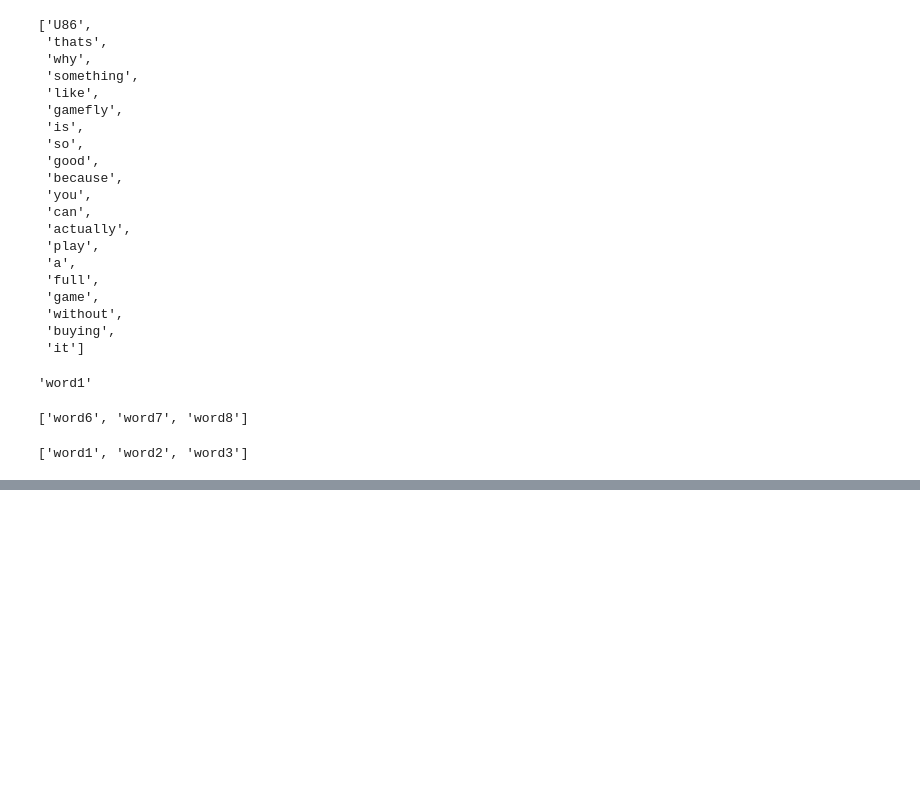
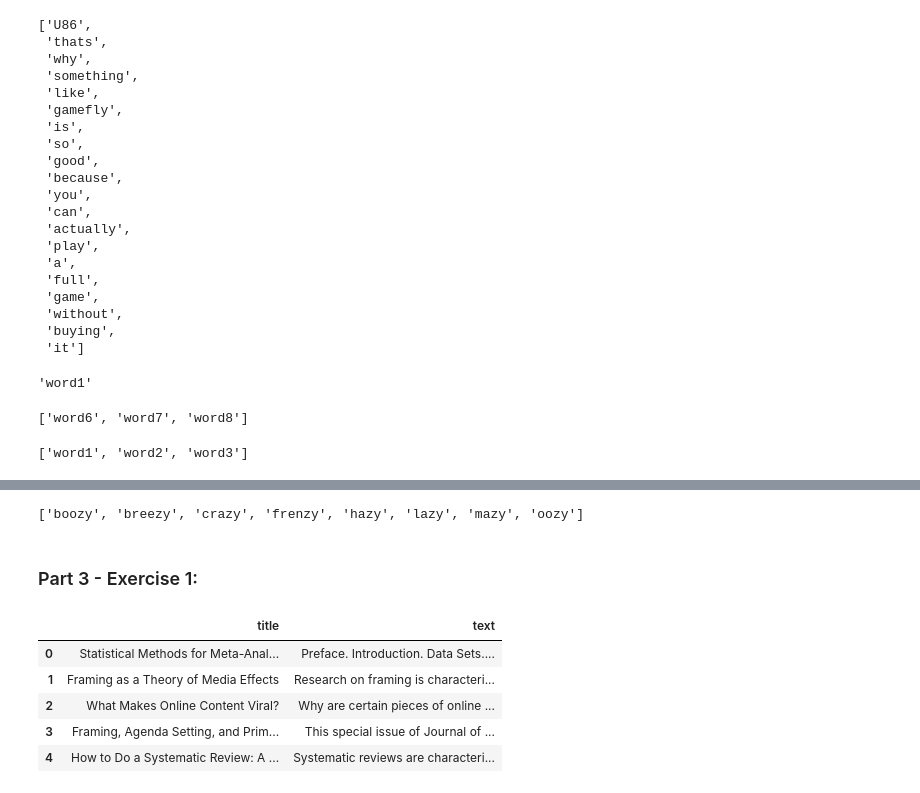
Before and after one commit to KeremOzemre/Computational-Social-Science, a Jupyter notebook: Week07.ipynb, the cells around one changed output, grey strips where cells are left out. Saved outputs shown, nothing was run; the diff lists cells and outputs as text; code cells hidden in the pictures; blank space fills up the shorter version.

Commit message:
week 07 exercise 1 part 3

```diff
--- a/Week07.ipynb
+++ b/Week07.ipynb
@@ -272,0 +311,6 @@ sent[:3]
+# %%
+sorted(w for w in set(text1) if w.endswith('zy'))
+# %% [output]
+['boozy', 'breezy', 'crazy', 'frenzy', 'hazy', 'lazy', 'mazy', 'oozy']
+# %% [markdown]
+### Part 3 - Exercise 1:
@@ -272,0 +342,18 @@ sent[:3]
+# %%
+def inverted_index_to_text(index_dict):
+    if not index_dict:   # tom dict
+        return ""
+
+    # find højeste position
+    max_pos = max(pos for positions in index_dict.values() for pos in positions)
+
+    # opret liste til ordene
+    words = [""] * (max_pos + 1)
+
+    # sæt hvert ord ind på de positioner det har
+    for word, positions in index_dict.items():
+        for pos in positions:
+            words[pos] = word
+
+    # fjern evt. tomme pladser og join til tekst
+    return " ".join(word for word in words if word != "")
@@ -272,0 +362,9 @@ sent[:3]
+# %%
+df[["title", "text"]].head()
+# %% [output]
+|  | title | text |
+| 0 | Statistical Methods for Meta-Anal... | Preface. Introduction. Data Sets.... |
+| 1 | Framing as a Theory of Media Effects | Research on framing is characteri... |
+| 2 | What Makes Online Content Viral? | Why are certain pieces of online ... |
+| 3 | Framing, Agenda Setting, and Prim... | This special issue of Journal of ... |
+| 4 | How to Do a Systematic Review: A ... | Systematic reviews are characteri... |
```
Also changed, not shown: parts of 27 cells of this notebook.
